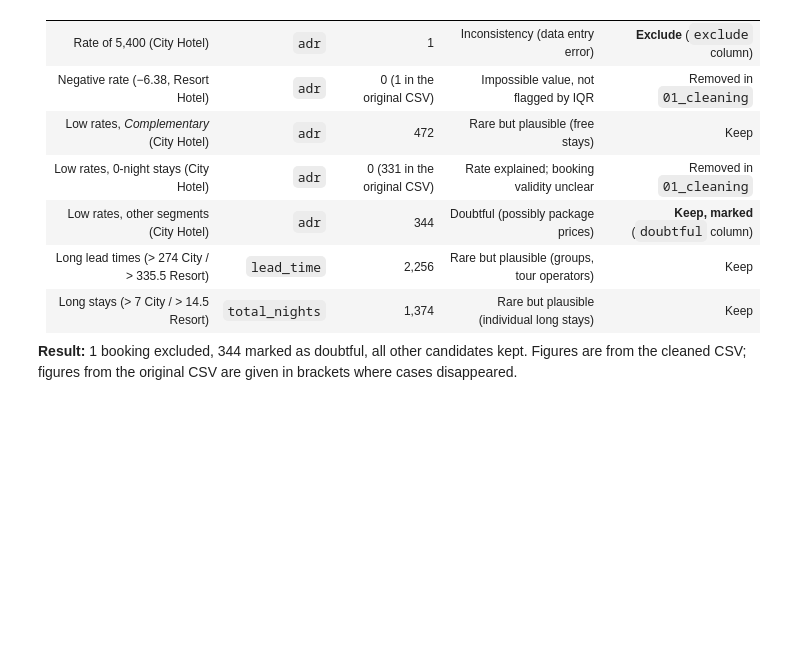
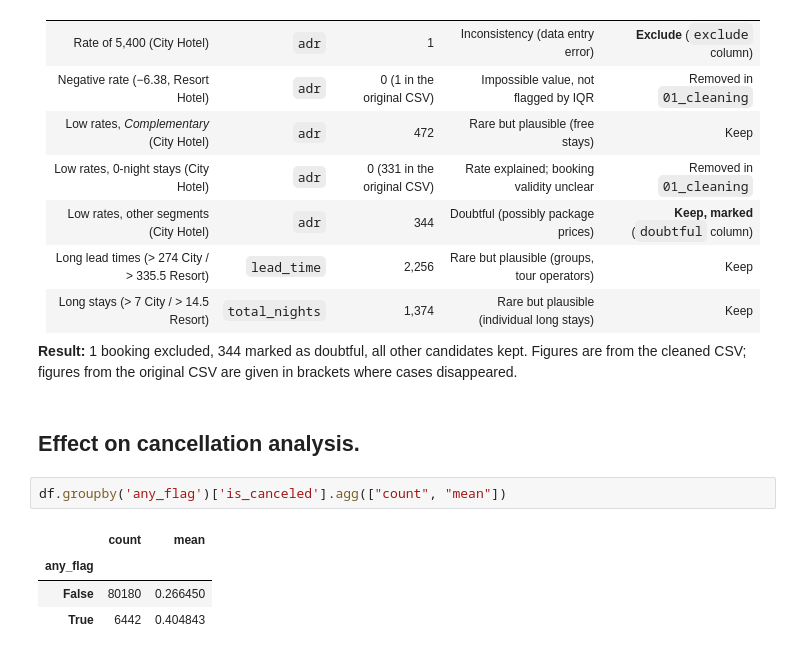
Before and after one commit to martinmon19/Assignment-MACHINE-LEARNING, a Jupyter notebook: notebooks/02_outliers.ipynb, the cells around one changed output. Drawn from its saved outputs; the diff is of its cells as text; blank space fills up the shorter version.

Commit message:
Outliers: effect on cancellations and final summary

```diff
--- a/notebooks/02_outliers.ipynb
+++ b/notebooks/02_outliers.ipynb
@@ -590,3 +590,12 @@ among the longest stays in the original CSV were removed in `01_cleaning`.
 
 **Result:** 1 booking excluded, 344 marked as doubtful, all other candidates kept.
 Figures are from the cleaned CSV; figures from the original CSV are given in brackets where cases disappeared.
+# %% [markdown]
+## Effect on cancellation analysis.
+# %%
+df.groupby('any_flag')['is_canceled'].agg(["count", "mean"])
+# %% [output]
+|  | count | mean |
+| any_flag |  |  |
+| False | 80180 | 0.266450 |
+| True | 6442 | 0.404843 |
```
Also changed, not shown: parts of 8 cells of this notebook.
